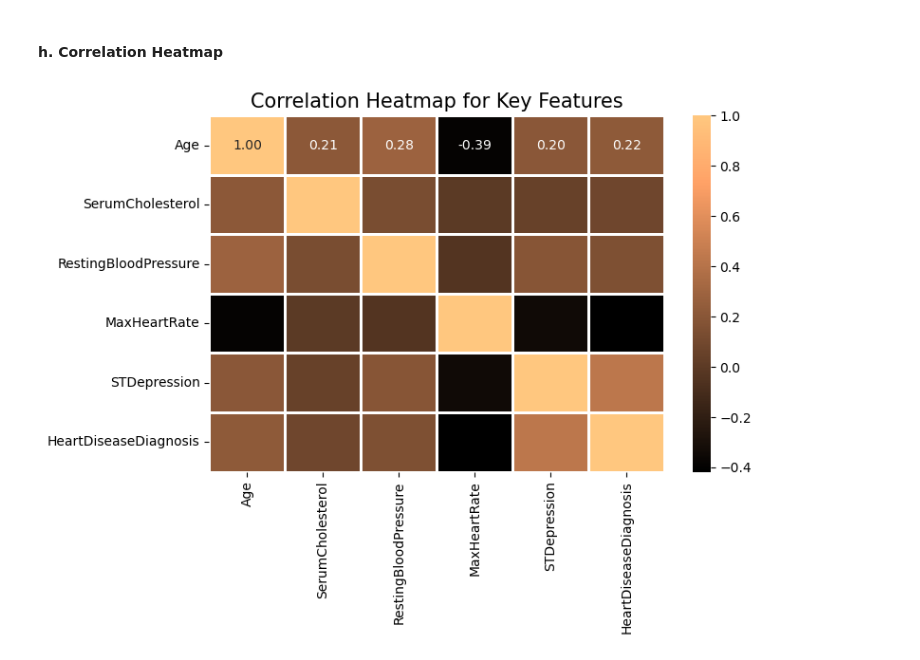
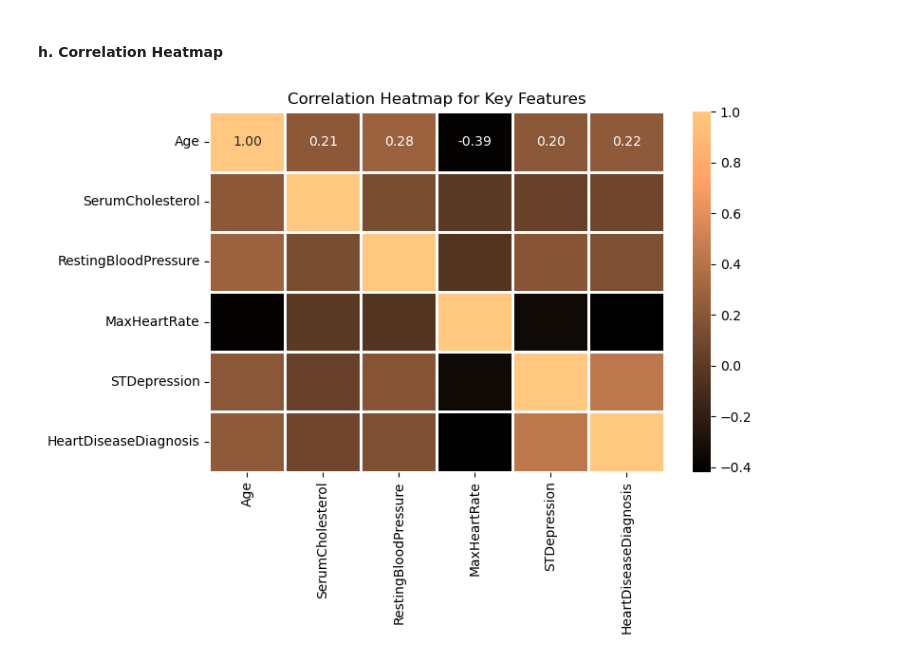
Before and after one commit to SwetaReddy30/Cleveland_Heart-Disease-Prediction, a Jupyter notebook: UCI_Cleveland_Heart_Disease_Prediction.ipynb, the cells around one changed output. Drawn from its saved outputs; the diff is of its cells as text; code cells hidden in the pictures.

```diff
--- a/UCI_Cleveland_Heart_Disease_Prediction.ipynb
+++ b/UCI_Cleveland_Heart_Disease_Prediction.ipynb
@@ -281,12 +292,12 @@ plt.show()
 # %%
 # Select a subset of relevant features
 selected_features = cleveland_data[['Age', 'SerumCholesterol', 'RestingBloodPressure', 'MaxHeartRate', 'STDepression', 'HeartDiseaseDiagnosis']]
 
 # Correlation heatmap
 plt.figure(figsize=(8, 6))
 sns.heatmap(selected_features.corr(), annot=True,linewidth = 2 ,cmap='copper', fmt='.2f',annot_kws={'size': 10})
-plt.title('Correlation Heatmap for Key Features', fontsize=15)
+plt.title('Correlation Heatmap for Key Features', fontsize=12)
 plt.tight_layout()
 plt.show()
 # %% [output]
-[figure, old version]
+[figure, new version]
```
Also changed, not shown: parts of 15 cells of this notebook.
